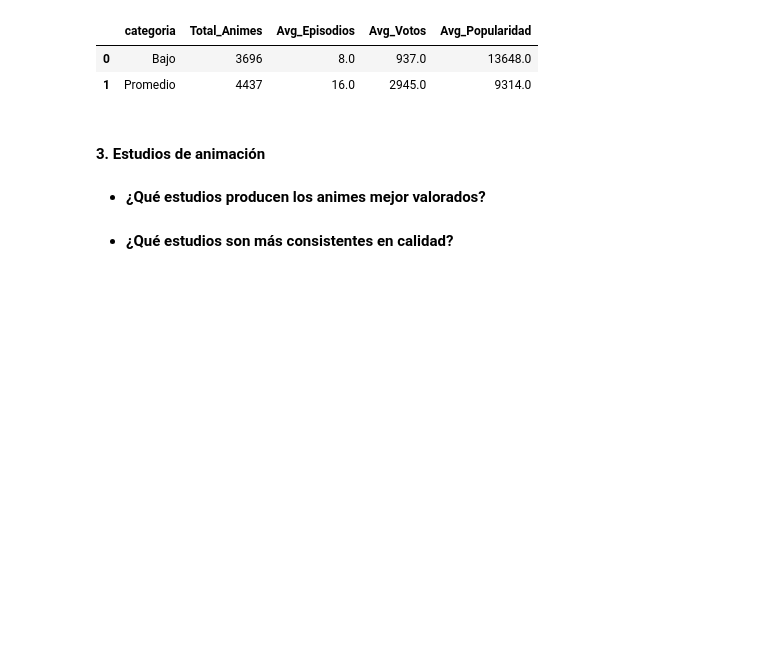
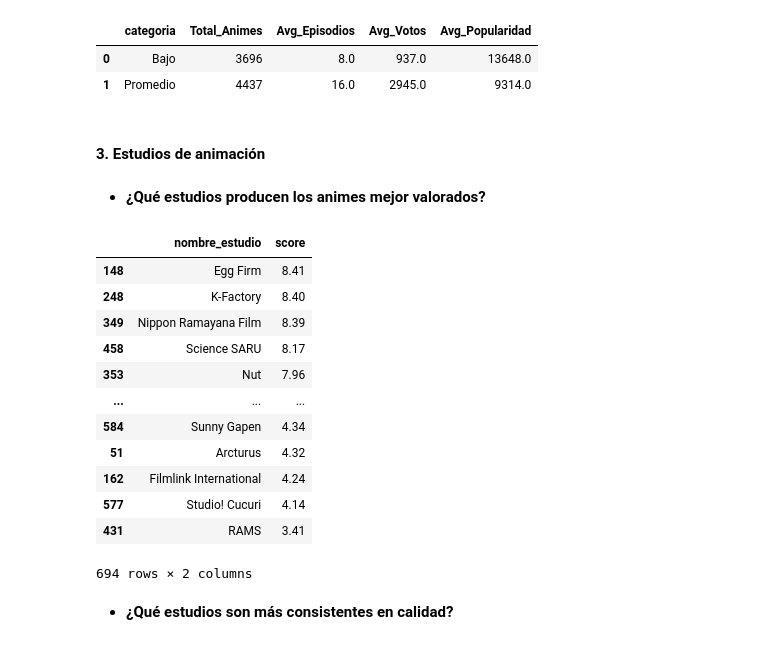
Before and after one commit to SaitoM17/anime_analisis, a Jupyter notebook: notebooks/anime.ipynb, the cells around one changed output. Drawn from its saved outputs; the diff is of its cells as text; code cells hidden in the pictures; blank space fills up the shorter version.

Commit message:
feat: Obtención de estudios que producen los animes con mejor validación

```diff
--- a/notebooks/anime.ipynb
+++ b/notebooks/anime.ipynb
@@ -327,5 +327,30 @@ resumen_diferencia
 #### **3. Estudios de animación**
 # %% [markdown]
 * **¿Qué estudios producen los animes mejor valorados?**
+# %%
+df_animes = dic_df['Animes']
+df_popularidad = dic_df['Popularidad']
+df_popularidad = df_popularidad[df_popularidad['score'] < 9999]
+anime_popularidad = pd.merge(df_animes, df_popularidad, on='mal_id', how='inner')
+
+anime_popularidad_anime_estudios = pd.merge(anime_popularidad, dic_df['Anime_Estudios'], on='mal_id', how='inner')
+merge_estudios_animes_mejor_valorado = pd.merge(anime_popularidad_anime_estudios, dic_df['Estudio'], on='estudio_id', how='inner')
+
+group_estudios = merge_estudios_animes_mejor_valorado.groupby('nombre_estudio')['score'].mean().round(2).reset_index()
+group_estudios.sort_values(by='score', ascending=False)
+# %% [output]
+|  | nombre_estudio | score |
+| 148 | Egg Firm | 8.41 |
+| 248 | K-Factory | 8.40 |
+| 349 | Nippon Ramayana Film | 8.39 |
+| 458 | Science SARU | 8.17 |
+| 353 | Nut | 7.96 |
+| ... | ... | ... |
+| 584 | Sunny Gapen | 4.34 |
+| 51 | Arcturus | 4.32 |
+| 162 | Filmlink International | 4.24 |
+| 577 | Studio! Cucuri | 4.14 |
+| 431 | RAMS | 3.41 |
+694 rows × 2 columns
 # %% [markdown]
 * **¿Qué estudios son más consistentes en calidad?**
```
